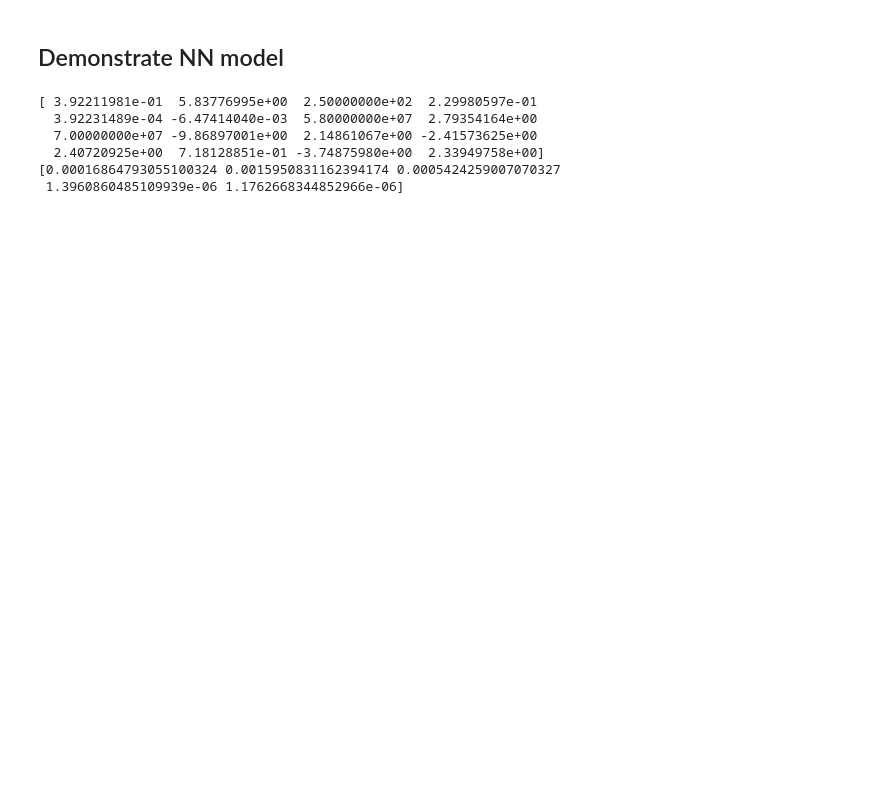
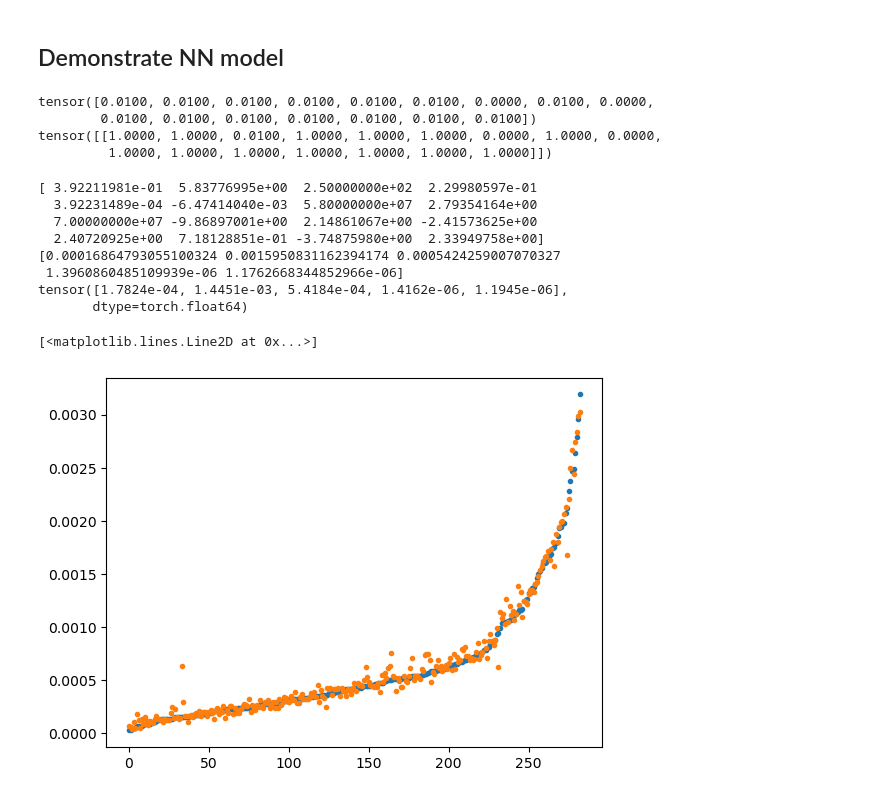
Before and after one commit to t-bz/SLAC_Xopt, a Jupyter notebook: NN_prior/example.ipynb, the cells around one changed output. Saved outputs shown, nothing was run; the diff lists cells and outputs as text; code cells hidden in the pictures; blank space fills up the shorter version.

Commit message:
Fix modeling and example file for nn surrogate

```diff
--- a/NN_prior/example.ipynb
+++ b/NN_prior/example.ipynb
@@ -39,8 +80,12 @@ from transformed_model import TransformedModel
 nn_input_transformer, nn_output_transformer = create_sim_to_nn_transformers(
     "configs/normalization.json"
 )
-test_min = torch.tensor(model_info["train_input_mins"]).unsqueeze(0)
+test_min = torch.tensor(model_info["train_input_mins"])
 test_max = torch.tensor(model_info["train_input_maxs"]).unsqueeze(0)
+
+# validate input transformers
+print(nn_input_transformer(test_min))
+print(nn_input_transformer(test_max))
 
 model = torch.load("torch_model.pt").double()
 
@@ -51,6 +96,11 @@ surrogate = TransformedModel(
     nn_input_transformer,
     nn_output_transformer
 )
+# %% [output]
+tensor([0.0100, 0.0100, 0.0100, 0.0100, 0.0100, 0.0100, 0.0000, 0.0100, 0.0000,
+        0.0100, 0.0100, 0.0100, 0.0100, 0.0100, 0.0100, 0.0100])
+tensor([[1.0000, 1.0000, 0.0100, 1.0000, 1.0000, 1.0000, 0.0000, 1.0000, 0.0000,
+         1.0000, 1.0000, 1.0000, 1.0000, 1.0000, 1.0000, 1.0000]])
 # %%
 import numpy as np
 raw_x_data = np.load("data/x_raw_small.npy", allow_pickle=True)
@@ -60,6 +110,7 @@ preds = surrogate(torch.tensor(raw_x_data).double())
 
 print(raw_x_data[0])
 print(raw_y_data[0])
+print(preds[0])
 # %% [output]
 [ 3.92211981e-01  5.83776995e+00  2.50000000e+02  2.29980597e-01
   3.92231489e-04 -6.47414040e-03  5.80000000e+07  2.79354164e+00
@@ -67,6 +118,17 @@ print(raw_y_data[0])
   2.40720925e+00  7.18128851e-01 -3.74875980e+00  2.33949758e+00]
 [0.00016864793055100324 0.0015950831162394174 0.0005424259007070327
  1.3960860485109939e-06 1.1762668344852966e-06]
+tensor([1.7824e-04, 1.4451e-03, 5.4184e-04, 1.4162e-06, 1.1945e-06],
+       dtype=torch.float64)
 # %%
 import matplotlib.pyplot as plt
 fig,ax = plt.subplots()
+
+# sort by y values
+sort_idx = np.argsort(raw_y_data[:,0])
+
+ax.plot(raw_y_data[:,0][sort_idx],".")
+ax.plot(preds[:,0][sort_idx],".")
+# %% [output]
+[<matplotlib.lines.Line2D at 0x...>]
+[figure, added]
```
Also changed, not shown: parts of 3 cells of this notebook, 2 other files.
